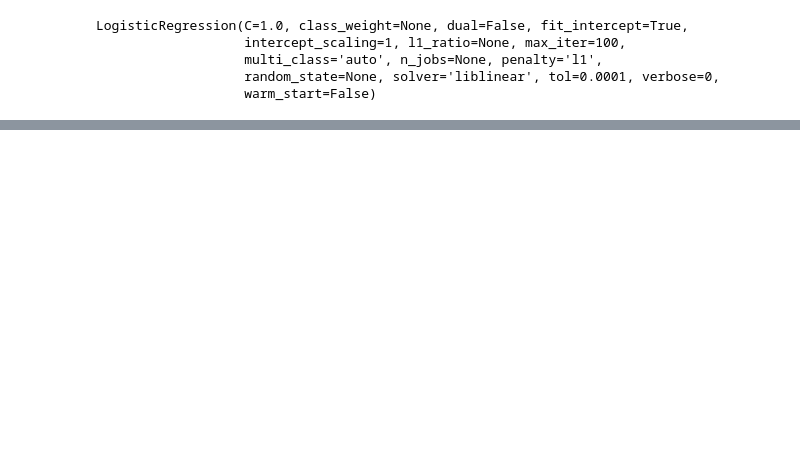
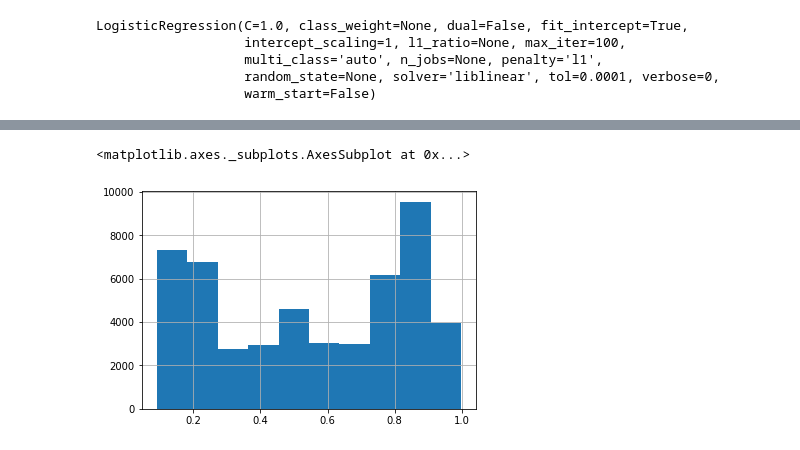
Before and after one commit to jeffcfho/OrganicFoodBuyers, a Jupyter notebook: 3_final_logistic_regression_model.ipynb, the cells around one changed output, grey strips where cells are left out. Cells and saved outputs as stored; diff of their text form; code cells hidden in the pictures; blank space fills up the shorter version.

```diff
--- a/3_final_logistic_regression_model.ipynb
+++ b/3_final_logistic_regression_model.ipynb
@@ -303,3 +303,10 @@ LogisticRegression(C=1.0, class_weight=None, dual=False, fit_intercept=True,
                    multi_class='auto', n_jobs=None, penalty='l1',
                    random_state=None, solver='liblinear', tol=0.0001, verbose=0,
                    warm_start=False)
+# %%
+print(logisticRegr.classes_) #second column is True
+df['predicted_prob'] = logisticRegr.predict_proba(df[feature_cols])[:,1]
+df['user_dropdown'] = df.apply(lambda x: f"User {x['user_id']} (p={x['predicted_prob']:.3f})",axis=1)
+df['user_emails'] = df.apply(lambda x: f"User {x['user_id']} <user{x['user_id']}@email.com)",axis=1)
+df = df.sort_values(by='predicted_prob',ascending=False)
+display(df)
@@ -308,0 +343,5 @@ df.to_csv('modeling_dfs/final_users_50k.csv')
+# %%
+df['predicted_prob'].hist()
+# %% [output]
+<matplotlib.axes._subplots.AxesSubplot at 0x...>
+[figure, added]
```
Also changed, not shown: parts of 8 cells of this notebook, 4 other files.
